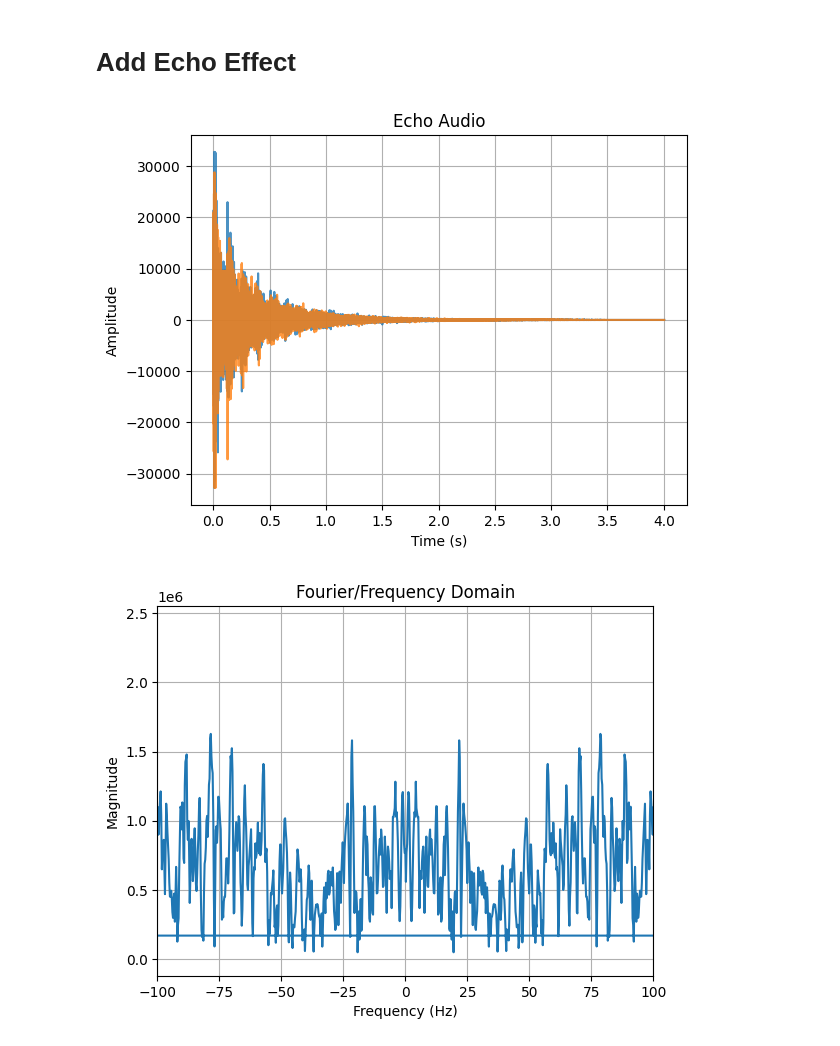
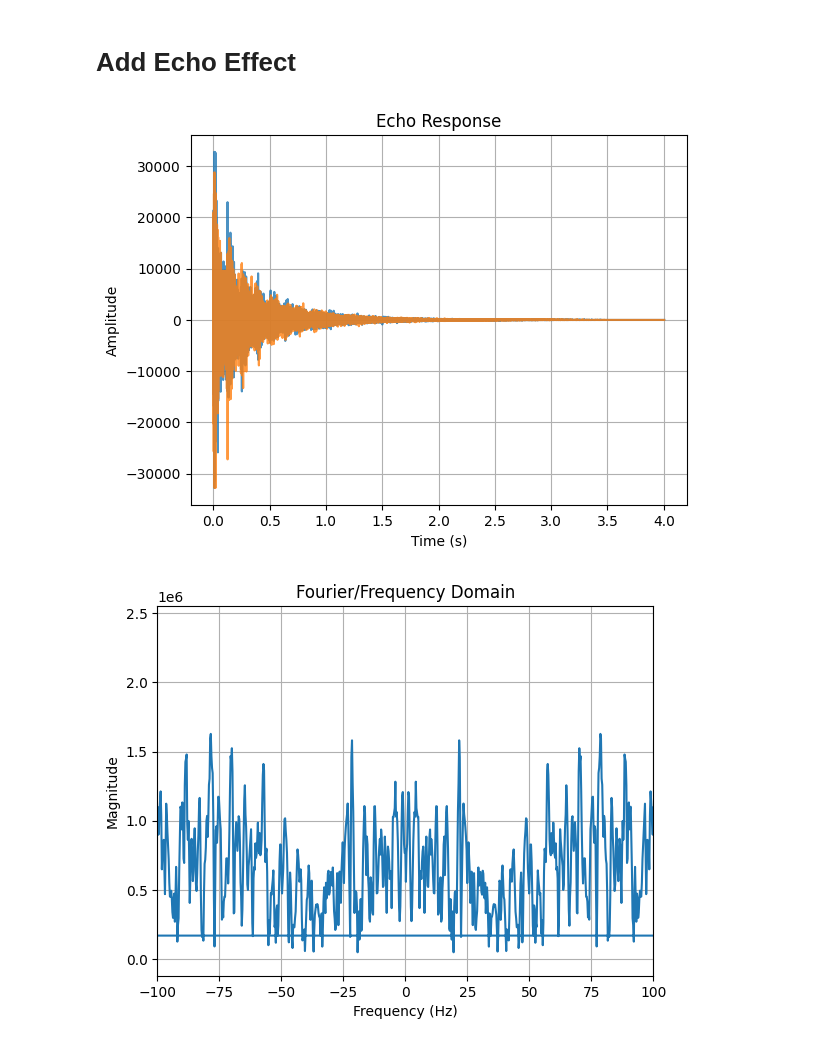
Before and after one commit to mtxslv/audio-processing-with-python, a Jupyter notebook: notebooks/end_to_end_processing.ipynb, the cells around one changed output. Drawn from its saved outputs; the diff is of its cells as text; code cells hidden in the pictures.

```diff
--- a/notebooks/end_to_end_processing.ipynb
+++ b/notebooks/end_to_end_processing.ipynb
@@ -77,9 +82,9 @@ write_audio(filtered_path, normalized_filtered, sample_rate)
 # Add Echo Effect
 # %%
 echo_data, echo_sample_rate, echo_duration = get_audio(long_hall_echo_path)
-plot_audio_in_time(echo_data, echo_sample_rate, echo_duration, 'Echo Audio')
+plot_audio_in_time(echo_data, echo_sample_rate, echo_duration, 'Echo Response')
 # %% [output]
-[figure, old version]
+[figure, new version]
 # %%
 normalized_echo = normalize_samples(echo_data[:,1])
 yf_echo, xf_echo = get_fft_transform(normalized_echo, echo_sample_rate, echo_duration)
```
Also changed, not shown: parts of 6 cells of this notebook.
